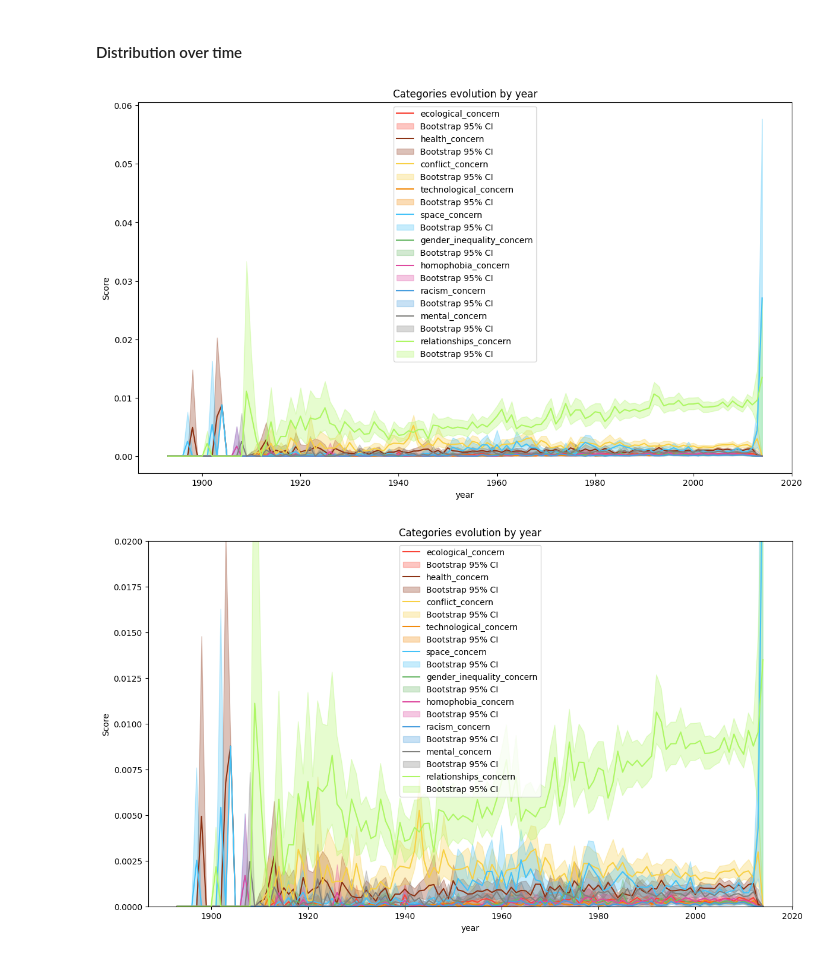
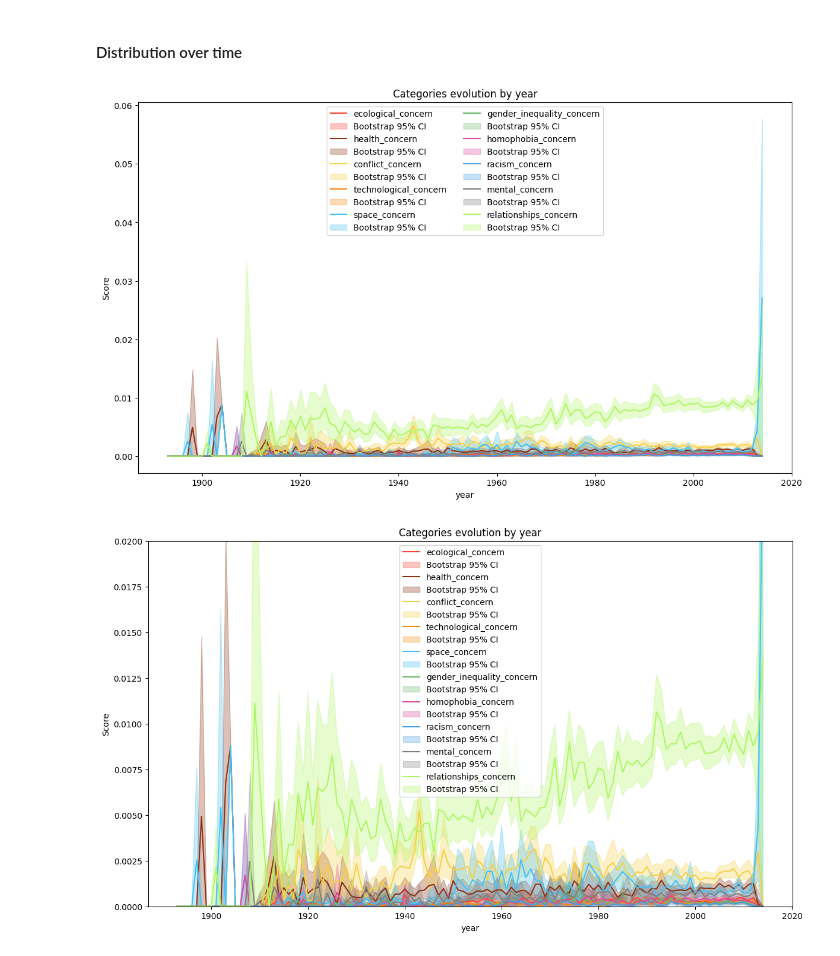
Before and after one commit to salome-baup/ada-2022-project-adaccord, a Jupyter notebook: categoriesConcern.ipynb, the cells around one changed output. Drawn from its saved outputs; the diff is of its cells as text; code cells hidden in the pictures.

Commit message:
categories over movies and over time

```diff
--- a/categoriesConcern.ipynb
+++ b/categoriesConcern.ipynb
@@ -295,7 +295,7 @@ for category in categories:
     bootstrap_CIs_1year['Lower_{}'.format(category)]=[]
     bootstrap_CIs_1year['Upper_{}'.format(category)]=[]
 
-for group_name, group in movies_with_year.groupby(["year"]):
+for group_name, group in movies_with_year.groupby("year"):
     for category in categories:
         bootstrap_CIs_1year['Lower_{}'.format(category)].append(bootstrap_CI(group[category],1000)[0])
         bootstrap_CIs_1year['Upper_{}'.format(category)].append(bootstrap_CI(group[category],1000)[1])
@@ -302,23 +307,19 @@ for group_name, group in movies_with_year.groupby(["year"]):
 # %%
-categories_color_dict={"ecological_concern":"#f94436", "health_concern":"#8c3214", "conflict_concern":"#f8d044",
-                       "technological_concern":"#f28b0c", "space_concern":"#44c2f8", "gender_inequality_concern":"#6ab867",
-                       "homophobia_concern":"#de489f", "racism_concern":"#489ede", "mental_concern":"#80807d",
-                       "relationships_concern":"#adf763"}
 fig = plt.figure(figsize=(14,8))
 
 for category in categories:
     temp = movies_with_year.groupby(["year"])[category].mean()
     fig = temp.plot(label=category, color=categories_color_dict[category])
     fig = plt.fill_between(np.sort(movies_with_year["year"].unique()),
                            bootstrap_CIs_1year['Lower_{}'.format(category)],
                            bootstrap_CIs_1year['Upper_{}'.format(category)],
                            alpha = 0.3,
                            color=categories_color_dict[category],label='Bootstrap 95% CI')
 
 fig = plt.title("Categories evolution by year")
 fig = plt.ylabel('Score')
-fig = plt.legend(loc='upper center')
+fig = plt.legend(loc='upper center', ncol=2)
 fig = plt.show()
 # %% [output]
-[figure, old version]
+[figure, new version]
 # %%
```
Also changed, not shown: parts of 5 cells of this notebook.
